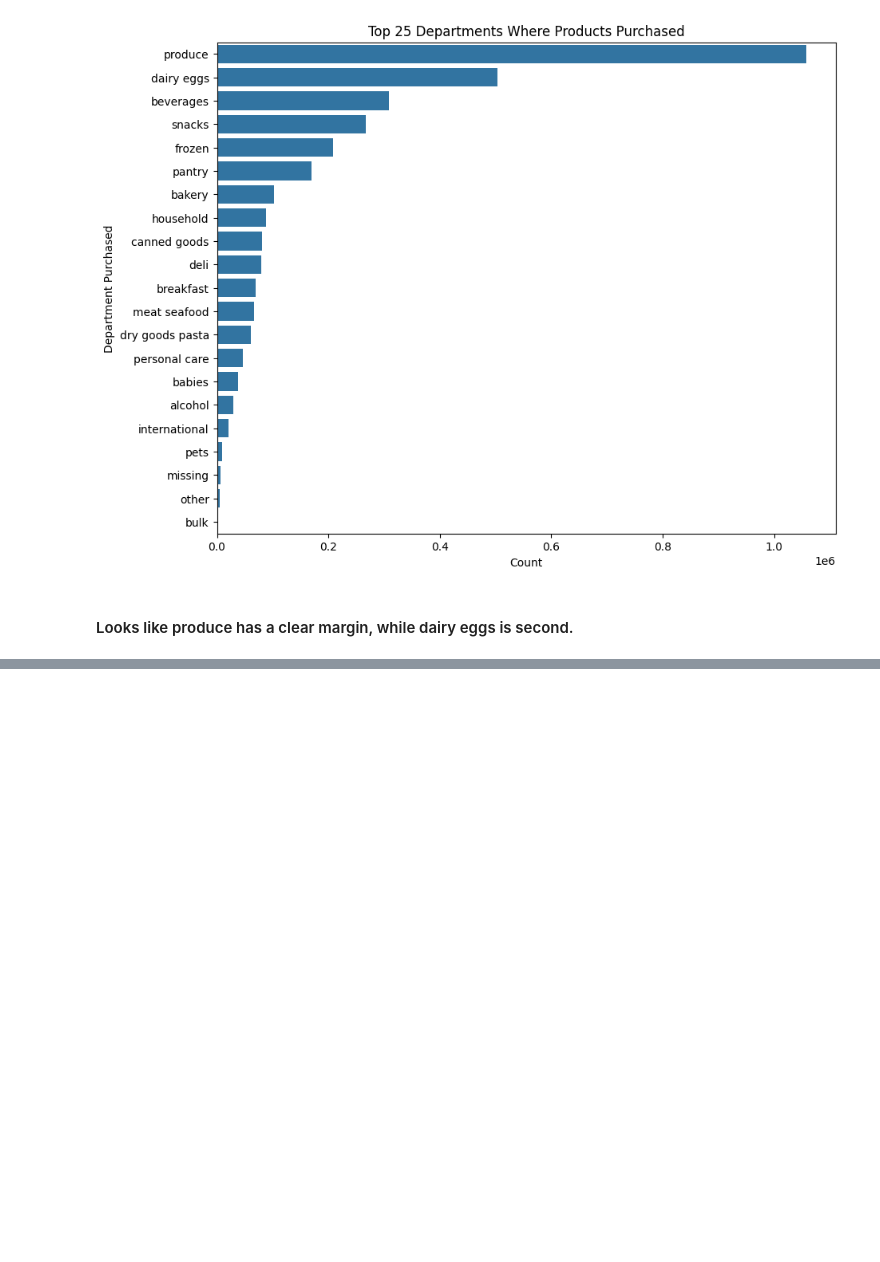
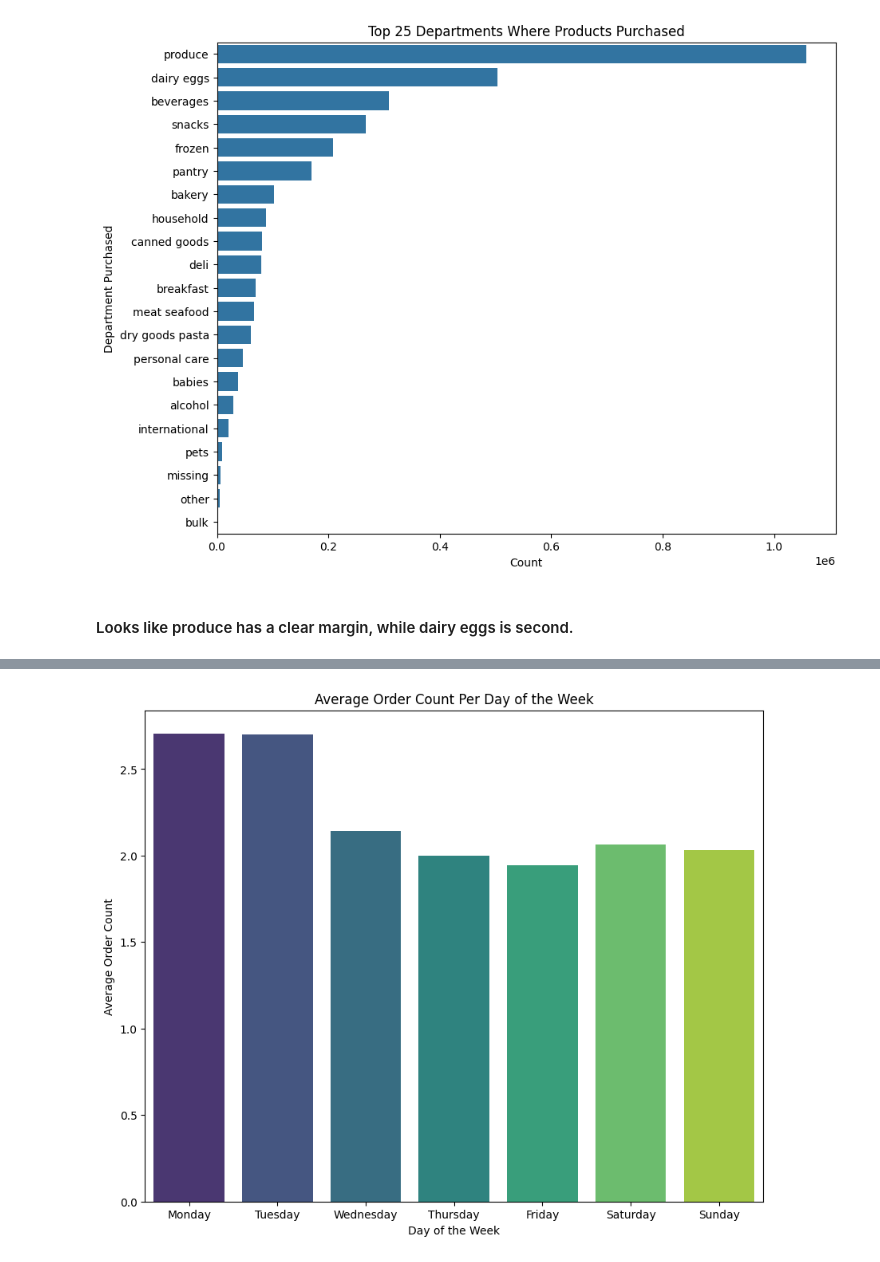
Before and after one commit to Taliwat/Springboard-DS, a Jupyter notebook: Capstone 2 - Instacart Project/eda.ipynb, the cells around one changed output, grey strips where cells are left out. Saved outputs shown, nothing was run; the diff lists cells and outputs as text; code cells hidden in the pictures; blank space fills up the shorter version.

```diff
--- a/Capstone 2 - Instacart Project/eda.ipynb
+++ b/Capstone 2 - Instacart Project/eda.ipynb
@@ -285,0 +198,11 @@ plt.show()
+# %%
+dow_avg_orders = user_dow_orders.groupby('order_dow_name')['order_count'].mean().reset_index()
+
+plt.figure(figsize = (10,8))
+sns.barplot(data = dow_avg_orders, x = 'order_dow_name', y = "order_count", palette = 'viridis')
+plt.title("Average Order Count Per Day of the Week")
+plt.xlabel("Day of the Week")
+plt.ylabel("Average Order Count")
+plt.show()
+# %% [output]
+[figure, added]
```
Also changed, not shown: parts of 34 cells of this notebook, 3 other files.
